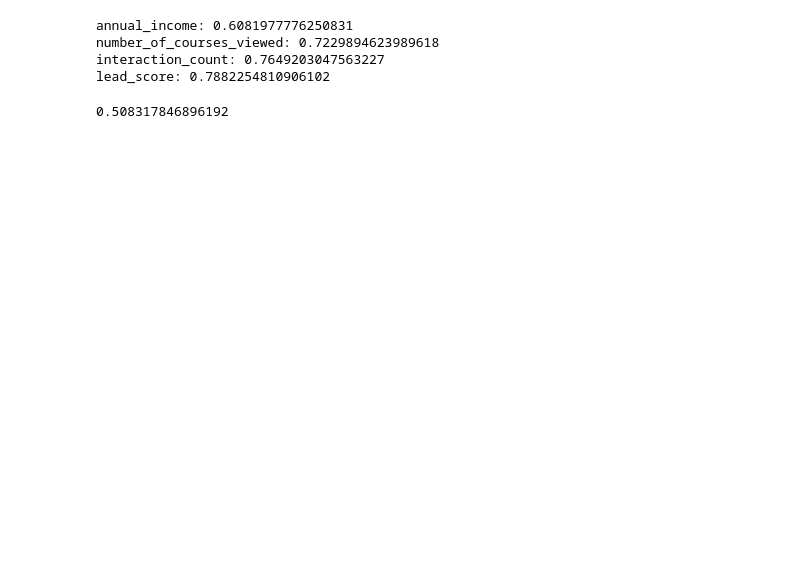
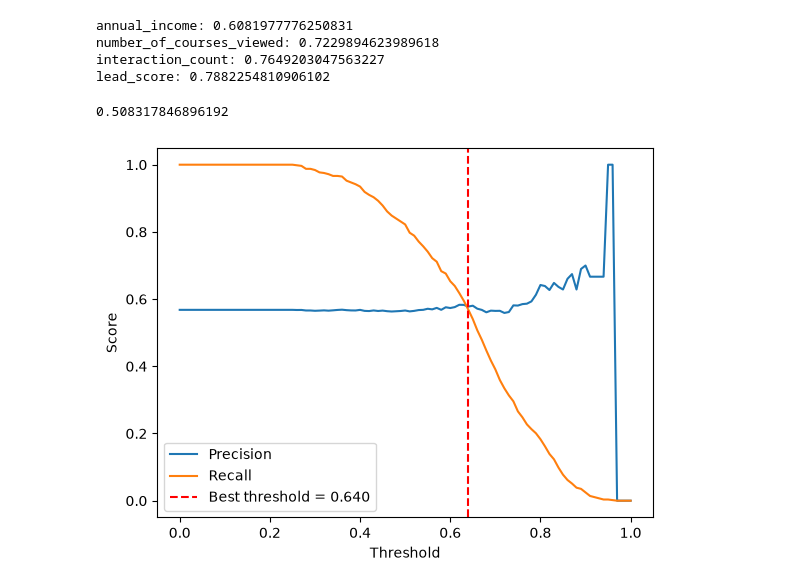
Before and after one commit to Brianoyaro/ml_zoomcamp, a Jupyter notebook: homework/week 4.ipynb, the cells around one changed output. Saved outputs shown, nothing was run; the diff lists cells and outputs as text; code cells hidden in the pictures; blank space fills up the shorter version.

```diff
--- a/homework/week 4.ipynb
+++ b/homework/week 4.ipynb
@@ -208,20 +91,22 @@ Question 2: Training the model
 What's the AUC of this model on the validation dataset? (round to 3 digits)
 '''
 X_dicts = df_train[numerical + categorical].to_dict(orient="records")
+
 dv = DictVectorizer(sparse=False)
+
 X_train = dv.fit_transform(X_dicts)
 
-model_2 = LogisticRegression(solver='liblinear', C=1.0, max_iter=1000)
-model_2.fit(X_train, y_train)
+model = LogisticRegression(solver='liblinear', C=1.0, max_iter=1000)
+model.fit(X_train, y_train)
 
 
 X_val_dicts = df_val[numerical + categorical].to_dict(orient="records")
 X_val = dv.transform(X_val_dicts)
-y_val_pred = model_2.predict_proba(X_val)[:,1]
+y_pred = model.predict_proba(X_val)[:,1]
 
-score = roc_auc_score(y_true=y_val, y_score=y_val_pred)
+score = roc_auc_score(y_true=y_val, y_score=y_pred)
 score
 
-# 0.508317846896192
+# Answer: 0.508317846896192
 # %% [output]
 0.508317846896192
@@ -234,0 +113,64 @@ thresholds = np.linspace(0,1,101)
+# %%
+'''
+Question 3: Precision and Recall
+'''
+
+scores = []
+
+thresholds = np.linspace(0, 1, 101)
+
+for t in thresholds:
+    actual_positive = (y_val == 1)
+    actual_negative = (y_val == 0)
+
+    predict_positive = (y_pred >= t)
+    predict_negative = (y_pred < t)
+
+    tp = (predict_positive & actual_positive).sum()
+    tn = (predict_negative & actual_negative).sum()
+
+    fp = (predict_positive & actual_negative).sum()
+    fn = (predict_negative & actual_positive).sum()
+
+    # p = tp / (tp + fp)
+    if (tp + fp) > 0:
+        p = tp / (tp + fp)
+    else:
+        p = 0.0
+    r = tp / (tp + fn)
+    scores.append((t, tp, fp, fn, tn, p, r))
+
+# place the score in a dataframe before plotting
+columns = ['threshold', 'tp', 'fp', 'fn', 'tn', 'precision', 'recall']
+df_scores = pd.DataFrame(scores, columns=columns)
+
+
+# Difference between precision and recall
+df_scores['diff'] = abs(df_scores['precision'] - df_scores['recall'])
+# Ignore thresholds where both precision and recall are zero
+valid_scores = df_scores[
+    ~((df_scores['precision'] == 0) & (df_scores['recall'] == 0))
+]
+# Find threshold where precision and recall are closest
+best = valid_scores.loc[valid_scores['diff'].idxmin()]
+
+
+
+plt.plot(df_scores.threshold, df_scores['precision'], label='Precision')
+plt.plot(df_scores.threshold, df_scores['recall'], label='Recall')
+
+# Mark the closest point
+# plt.scatter(best['threshold'], best['precision'], color='red', zorder=5)
+
+plt.axvline(best['threshold'], color='red', linestyle='--', label=f"Best threshold = {best['threshold']:.3f}")
+
+
+plt.xlabel("Threshold")
+plt.ylabel("Score")
+
+plt.legend()
+plt.show()
+
+# Answer: Best threshold = 0.640
+# %% [output]
+[figure, added]
```
Also changed, not shown: parts of 17 cells of this notebook.
